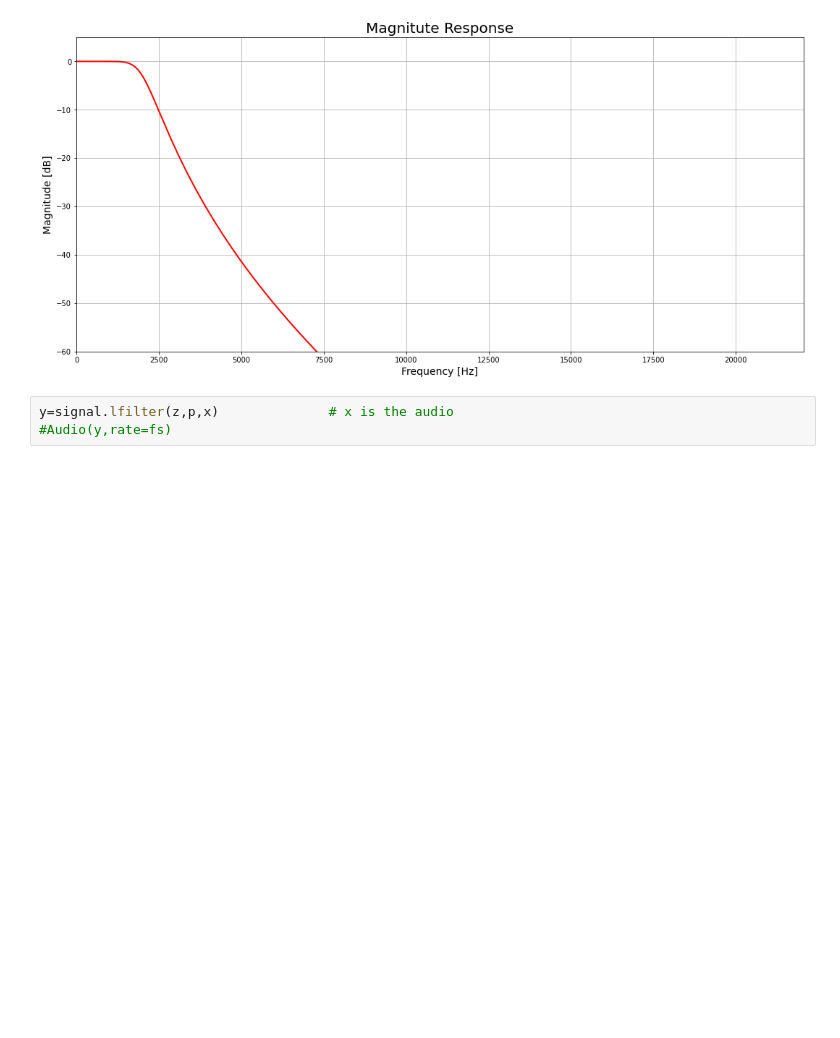
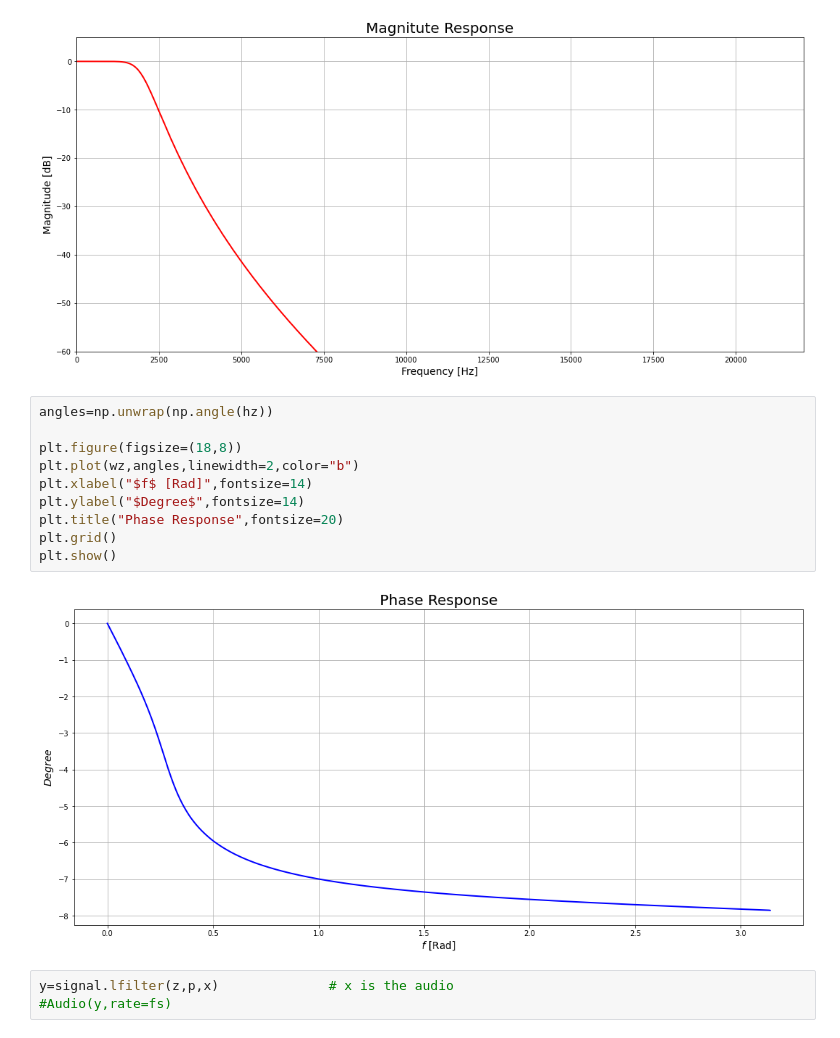
Before and after one commit to SantiagoGuiral/filterviz, a Jupyter notebook: notebook/irr_filters.ipynb, the cells around one changed output. Cells and saved outputs as stored; diff of their text form; blank space fills up the shorter version.

```diff
--- a/notebook/irr_filters.ipynb
+++ b/notebook/irr_filters.ipynb
@@ -100,6 +100,18 @@ plt.grid()
 plt.show()
 # %% [output]
 [figure]
+# %%
+angles=np.unwrap(np.angle(hz))
+
+plt.figure(figsize=(18,8))
+plt.plot(wz,angles,linewidth=2,color="b")
+plt.xlabel("$f$ [Rad]",fontsize=14)
+plt.ylabel("$Degree$",fontsize=14)
+plt.title("Phase Response",fontsize=20)
+plt.grid()
+plt.show()
+# %% [output]
+[figure, added]
 # %%
 y=signal.lfilter(z,p,x)              # x is the audio
 #Audio(y,rate=fs)
```
Also changed, not shown: parts of 2 cells of this notebook, 2 other files.
